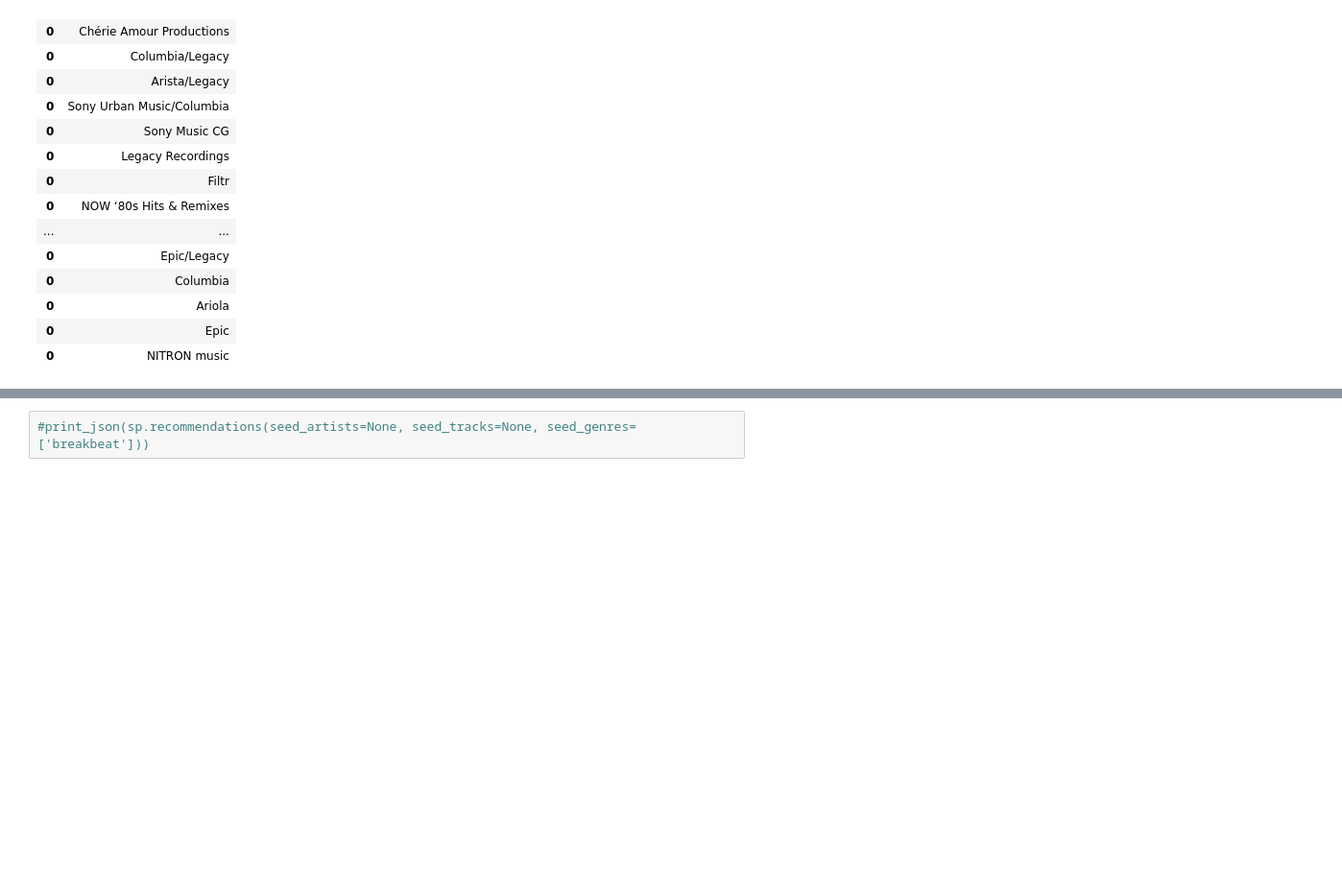
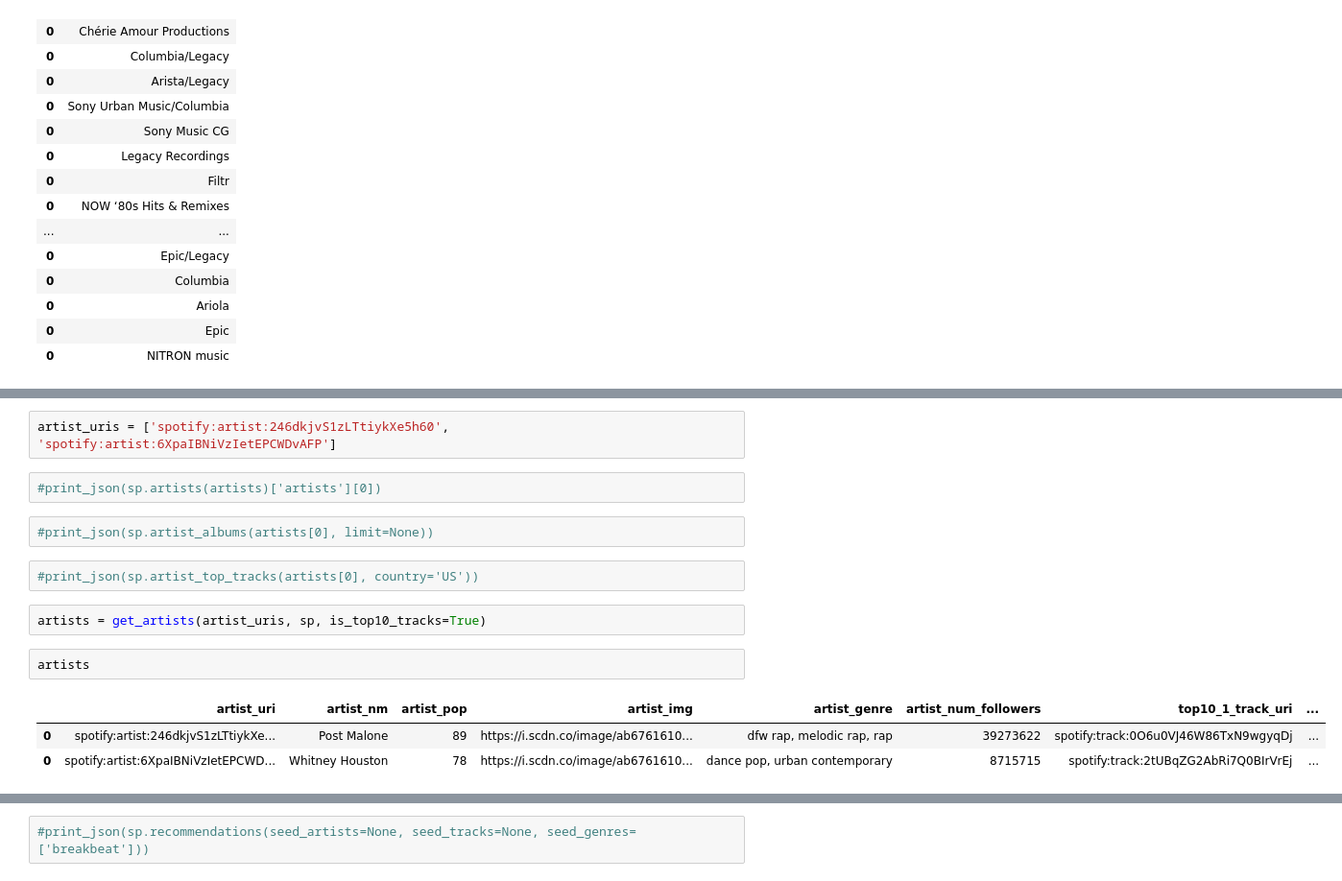
Before and after one commit to ryq99/music-data, a Jupyter notebook: notebook/eda_spotify.ipynb, the cells around one changed output, grey strips where cells are left out. Shown at 96% size. Saved outputs shown, nothing was run; the diff lists cells and outputs as text; blank space fills up the shorter version.

```diff
--- a/notebook/eda_spotify.ipynb
+++ b/notebook/eda_spotify.ipynb
@@ -254,0 +230,16 @@ sp.recommendation_genre_seeds()
+# %%
+artist_uris = ['spotify:artist:246dkjvS1zLTtiykXe5h60', 'spotify:artist:6XpaIBNiVzIetEPCWDvAFP']
+# %%
+#print_json(sp.artists(artists)['artists'][0])
+# %%
+#print_json(sp.artist_albums(artists[0], limit=None))
+# %%
+#print_json(sp.artist_top_tracks(artists[0], country='US'))
+# %%
+artists = get_artists(artist_uris, sp, is_top10_tracks=True)
+# %%
+artists
+# %% [output]
+|  | artist_uri | artist_nm | artist_pop | artist_img | artist_genre | artist_num_followers | top10_1_track_uri | ... |
+| 0 | spotify:artist:246dkjvS1zLTtiykXe... | Post Malone | 89 | https://i.scdn.co/image/ab6761610... | dfw rap, melodic rap, rap | 39273622 | spotify:track:0O6u0VJ46W86TxN9wgyqDj | ... |
+| 0 | spotify:artist:6XpaIBNiVzIetEPCWD... | Whitney Houston | 78 | https://i.scdn.co/image/ab6761610... | dance pop, urban contemporary | 8715715 | spotify:track:2tUBqZG2AbRi7Q0BIrVrEj | ... |
```
Also changed, not shown: parts of 13 cells of this notebook.
